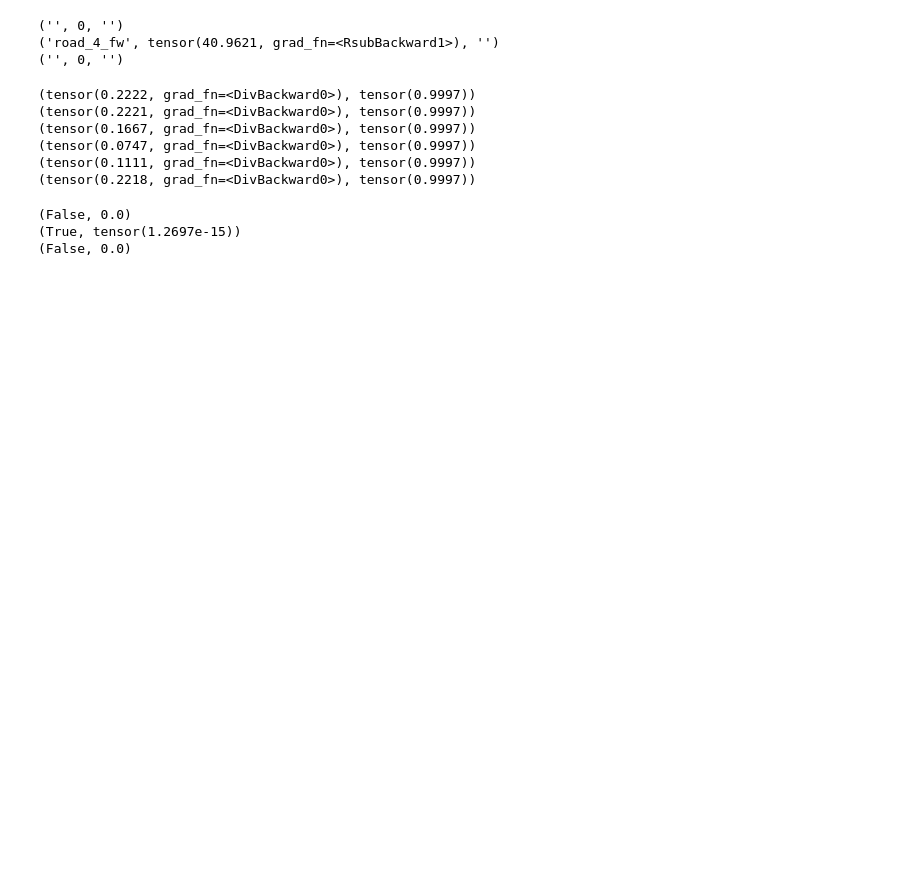
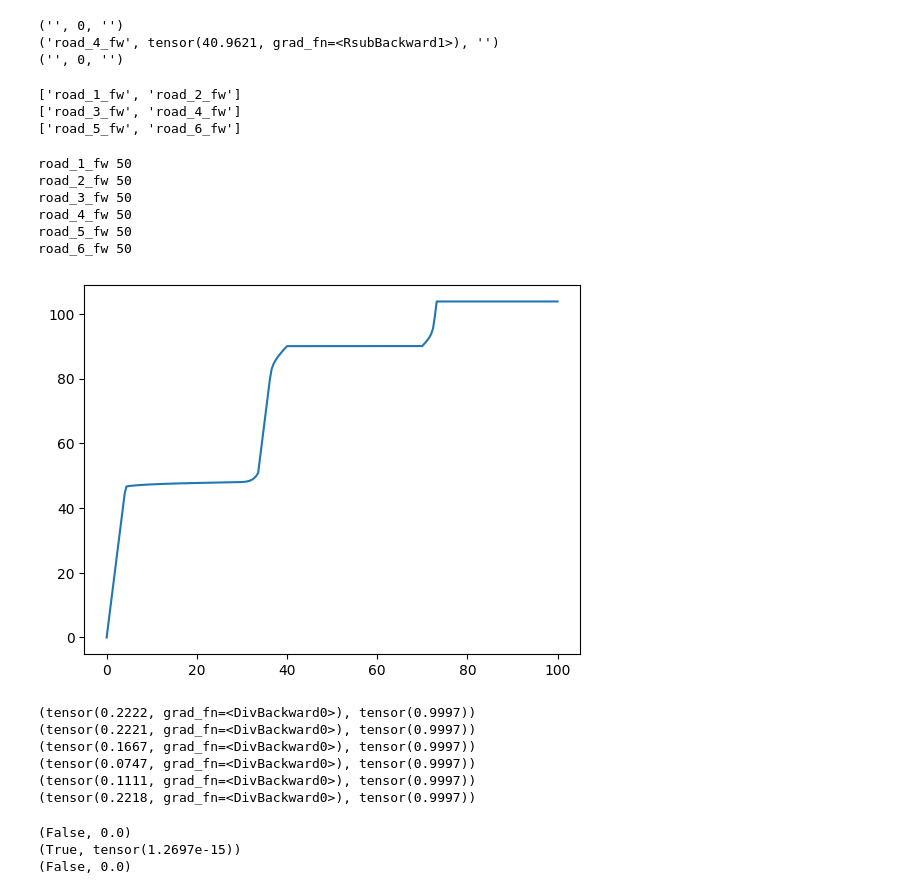
Before and after one commit to TorjeiHelset/master_project, a Jupyter notebook: notebooks/test_bus_stopping.ipynb, the cells around one changed output. Cells and saved outputs as stored; diff of their text form; code cells hidden in the pictures; blank space fills up the shorter version.

```diff
--- a/notebooks/test_bus_stopping.ipynb
+++ b/notebooks/test_bus_stopping.ipynb
@@ -85,6 +86,38 @@ for busss in bus_network.busses:
 ('', 0, '')
 ('road_4_fw', tensor(40.9621, grad_fn=<RsubBackward1>), '')
 ('', 0, '')
+# %%
+times = []
+lengths = []
+for t, l in bus_lengths[0].items():
+    try:
+        times.append(t.detach())
+        lengths.append(l.detach())
+    except:
+        times.append(t)
+        lengths.append(l)
+# %%
+for bus_ in bus_network.busses:
+    print(bus_.ids)
+# %% [output]
+['road_1_fw', 'road_2_fw']
+['road_3_fw', 'road_4_fw']
+['road_5_fw', 'road_6_fw']
+# %%
+for road in bus_network.roads:
+    print(road.id, road.b*road.L)
+# %% [output]
+road_1_fw 50
+road_2_fw 50
+road_3_fw 50
+road_4_fw 50
+road_5_fw 50
+road_6_fw 50
+# %%
+plt.plot(times, lengths)
+plt.show()
+# %% [output]
+[figure, added]
 # %%
 for road in bus_network.roads:
     print(road.get_speed(torch.tensor(0.8), torch.tensor(0.2)))
```
Also changed, not shown: parts of 2 cells of this notebook, 30 other files.
